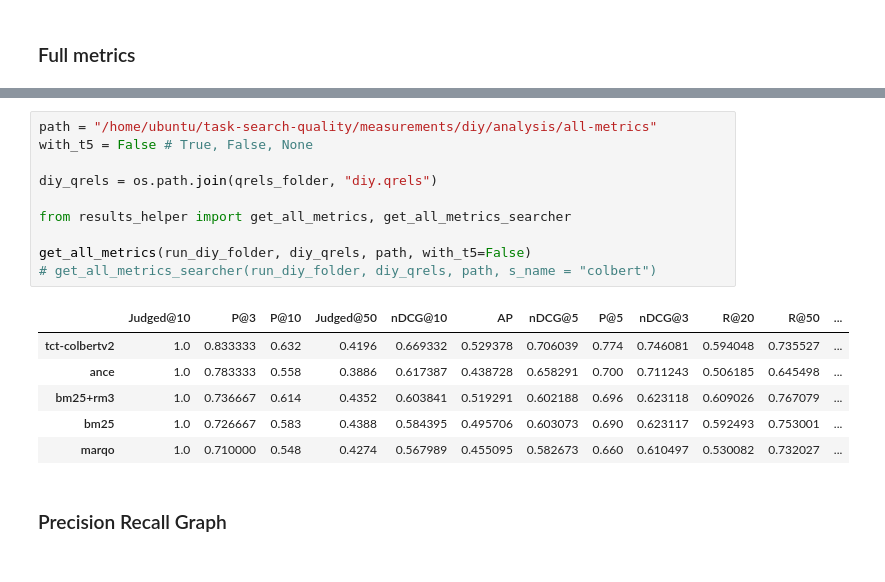
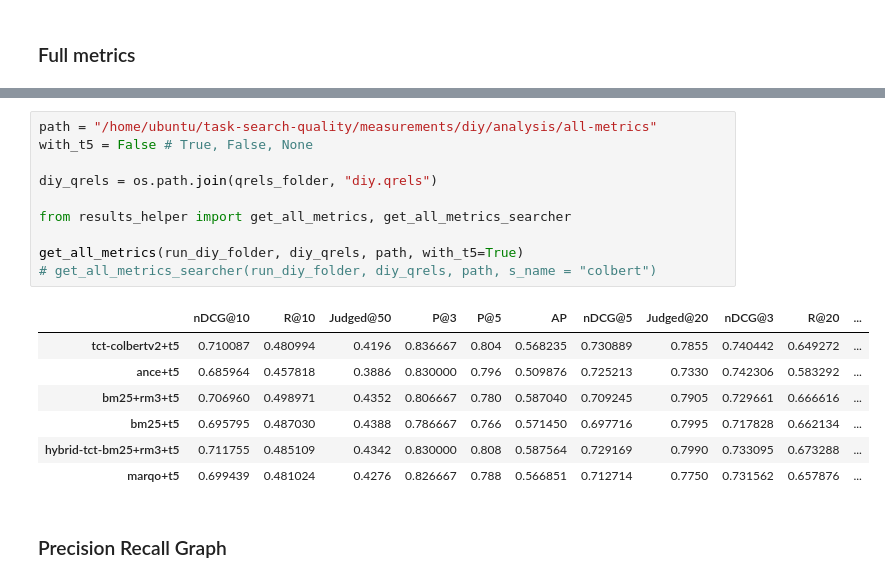
Before and after one commit to PhilipZubel/task-search-quality, a Jupyter notebook: results.ipynb, the cells around one changed output, grey strips where cells are left out. Cells and saved outputs as stored; diff of their text form.

```diff
--- a/results.ipynb
+++ b/results.ipynb
@@ -52,20 +53,21 @@ get_all_metrics(run_cooking_folder, cooking_qrels, path, with_t5=None)
 # %%
 path = "/home/ubuntu/task-search-quality/measurements/diy/analysis/all-metrics"
 with_t5 = False # True, False, None
 
 diy_qrels = os.path.join(qrels_folder, "diy.qrels")
 
 from results_helper import get_all_metrics, get_all_metrics_searcher
 
-get_all_metrics(run_diy_folder, diy_qrels, path, with_t5=False)
+get_all_metrics(run_diy_folder, diy_qrels, path, with_t5=True)
 # get_all_metrics_searcher(run_diy_folder, diy_qrels, path, s_name = "colbert")
 # %% [output]
-|  | Judged@10 | P@3 | P@10 | Judged@50 | nDCG@10 | AP | nDCG@5 | P@5 | nDCG@3 | R@20 | R@50 | ... |
-| tct-colbertv2 | 1.0 | 0.833333 | 0.632 | 0.4196 | 0.669332 | 0.529378 | 0.706039 | 0.774 | 0.746081 | 0.594048 | 0.735527 | ... |
-| ance | 1.0 | 0.783333 | 0.558 | 0.3886 | 0.617387 | 0.438728 | 0.658291 | 0.700 | 0.711243 | 0.506185 | 0.645498 | ... |
-| bm25+rm3 | 1.0 | 0.736667 | 0.614 | 0.4352 | 0.603841 | 0.519291 | 0.602188 | 0.696 | 0.623118 | 0.609026 | 0.767079 | ... |
-| bm25 | 1.0 | 0.726667 | 0.583 | 0.4388 | 0.584395 | 0.495706 | 0.603073 | 0.690 | 0.623117 | 0.592493 | 0.753001 | ... |
-| marqo | 1.0 | 0.710000 | 0.548 | 0.4274 | 0.567989 | 0.455095 | 0.582673 | 0.660 | 0.610497 | 0.530082 | 0.732027 | ... |
+|  | nDCG@10 | R@10 | Judged@50 | P@3 | P@5 | AP | nDCG@5 | Judged@20 | nDCG@3 | R@20 | ... |
+| tct-colbertv2+t5 | 0.710087 | 0.480994 | 0.4196 | 0.836667 | 0.804 | 0.568235 | 0.730889 | 0.7855 | 0.740442 | 0.649272 | ... |
+| ance+t5 | 0.685964 | 0.457818 | 0.3886 | 0.830000 | 0.796 | 0.509876 | 0.725213 | 0.7330 | 0.742306 | 0.583292 | ... |
+| bm25+rm3+t5 | 0.706960 | 0.498971 | 0.4352 | 0.806667 | 0.780 | 0.587040 | 0.709245 | 0.7905 | 0.729661 | 0.666616 | ... |
+| bm25+t5 | 0.695795 | 0.487030 | 0.4388 | 0.786667 | 0.766 | 0.571450 | 0.697716 | 0.7995 | 0.717828 | 0.662134 | ... |
+| hybrid-tct-bm25+rm3+t5 | 0.711755 | 0.485109 | 0.4342 | 0.830000 | 0.808 | 0.587564 | 0.729169 | 0.7990 | 0.733095 | 0.673288 | ... |
+| marqo+t5 | 0.699439 | 0.481024 | 0.4276 | 0.826667 | 0.788 | 0.566851 | 0.712714 | 0.7750 | 0.731562 | 0.657876 | ... |
 # %% [markdown]
 ### Precision Recall Graph
 # %%
```
Also changed, not shown: parts of 4 cells of this notebook, 26 other files.
